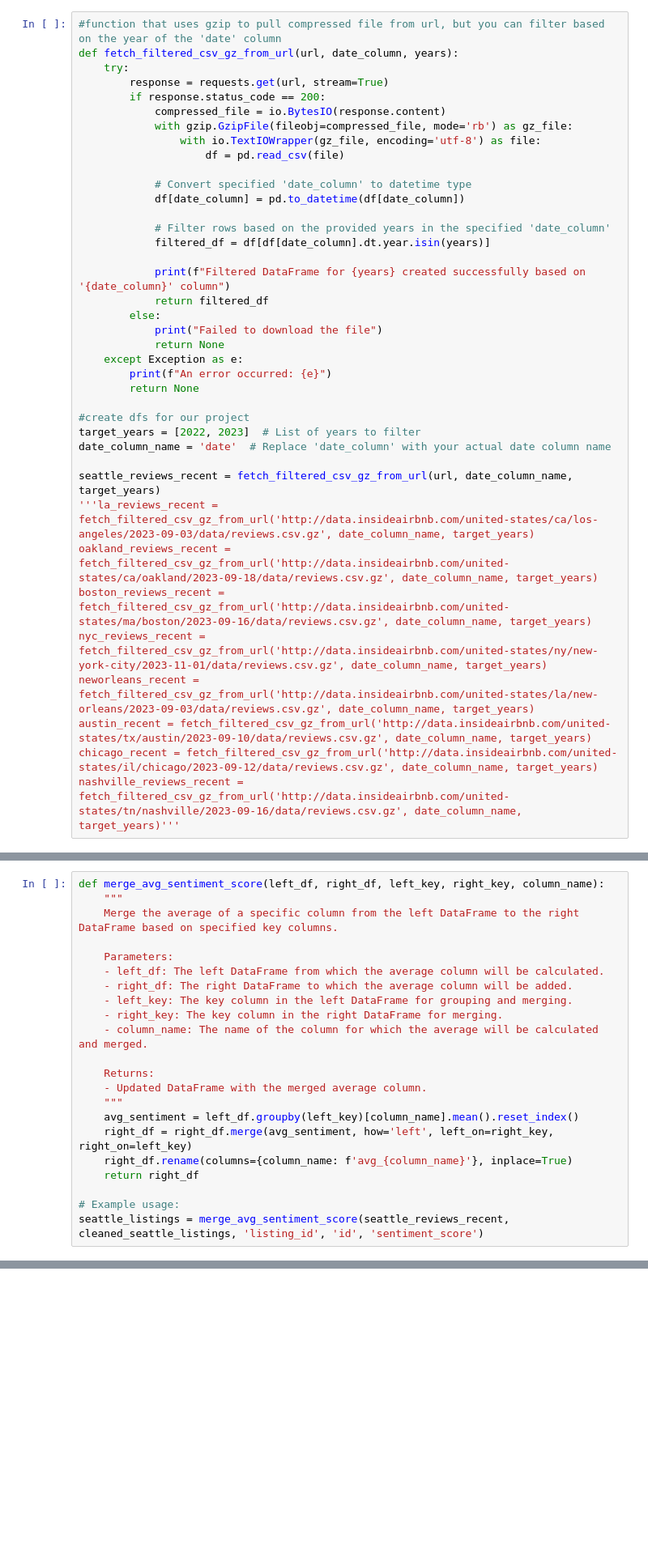
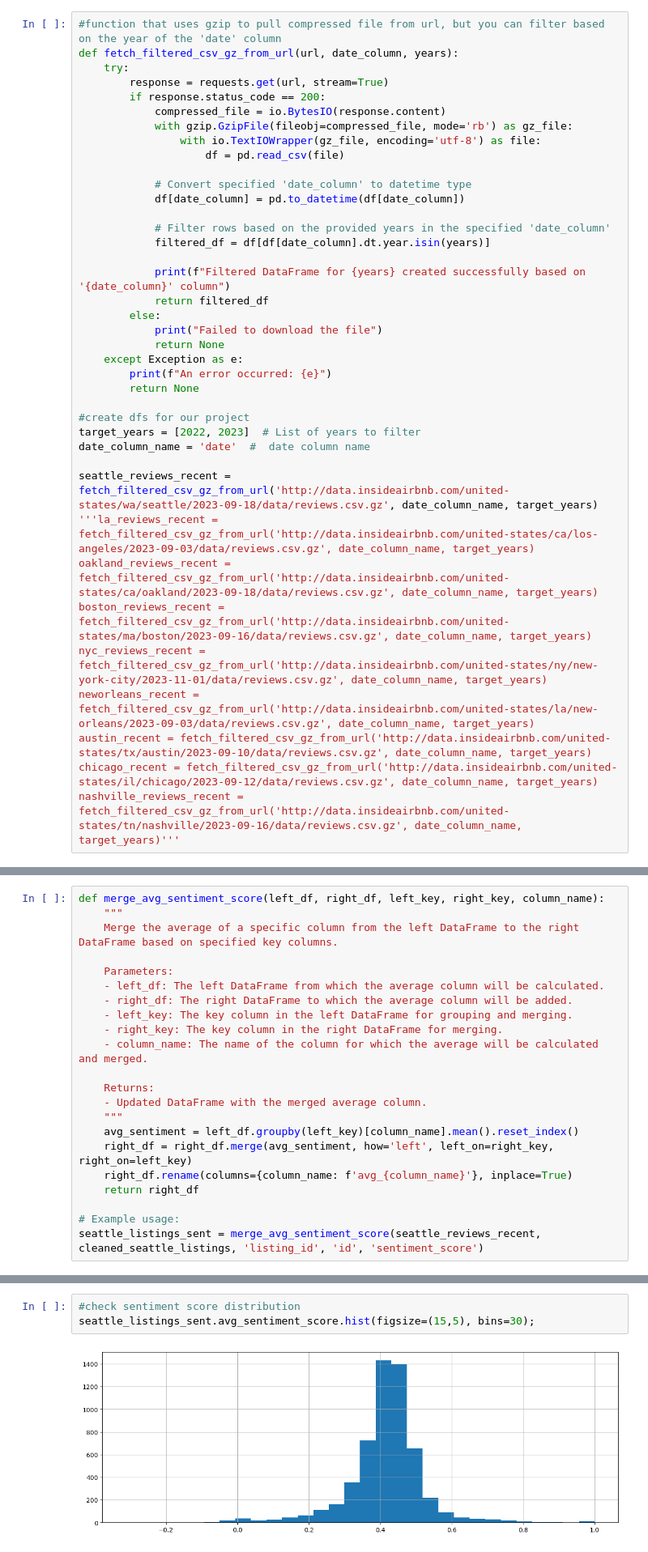
Before and after one commit to kflemming30/6505-Project, a Jupyter notebook: airbnb_data_exploration.ipynb, the cells around one changed output, grey strips where cells are left out. Shown: that part at 81% size. Saved outputs shown, nothing was run; the diff lists cells and outputs as text; blank space fills up the shorter version.

```diff
--- a/airbnb_data_exploration.ipynb
+++ b/airbnb_data_exploration.ipynb
@@ -242,9 +272,9 @@ def fetch_filtered_csv_gz_from_url(url, date_column, years):
 
 #create dfs for our project
 target_years = [2022, 2023]  # List of years to filter
-date_column_name = 'date'  # Replace 'date_column' with your actual date column name
+date_column_name = 'date'  #  date column name
 
-seattle_reviews_recent = fetch_filtered_csv_gz_from_url(url, date_column_name, target_years)
+seattle_reviews_recent = fetch_filtered_csv_gz_from_url('http://data.insideairbnb.com/united-states/wa/seattle/2023-09-18/data/reviews.csv.gz', date_column_name, target_years)
 '''la_reviews_recent = fetch_filtered_csv_gz_from_url('http://data.insideairbnb.com/united-states/ca/los-angeles/2023-09-03/data/reviews.csv.gz', date_column_name, target_years)
 oakland_reviews_recent = fetch_filtered_csv_gz_from_url('http://data.insideairbnb.com/united-states/ca/oakland/2023-09-18/data/reviews.csv.gz', date_column_name, target_years)
 boston_reviews_recent = fetch_filtered_csv_gz_from_url('http://data.insideairbnb.com/united-states/ma/boston/2023-09-16/data/reviews.csv.gz', date_column_name, target_years)
@@ -314,4 +353,4 @@ def merge_avg_sentiment_score(left_df, right_df, left_key, right_key, column_nam
     return right_df
 
 # Example usage:
-seattle_listings = merge_avg_sentiment_score(seattle_reviews_recent, cleaned_seattle_listings, 'listing_id', 'id', 'sentiment_score')
+seattle_listings_sent = merge_avg_sentiment_score(seattle_reviews_recent, cleaned_seattle_listings, 'listing_id', 'id', 'sentiment_score')
@@ -327,0 +357,5 @@ seattle_listings.head()
+# %%
+#check sentiment score distribution
+seattle_listings_sent.avg_sentiment_score.hist(figsize=(15,5), bins=30);
+# %% [output]
+[figure, added]
```
Also changed, not shown: parts of 14 cells of this notebook.
